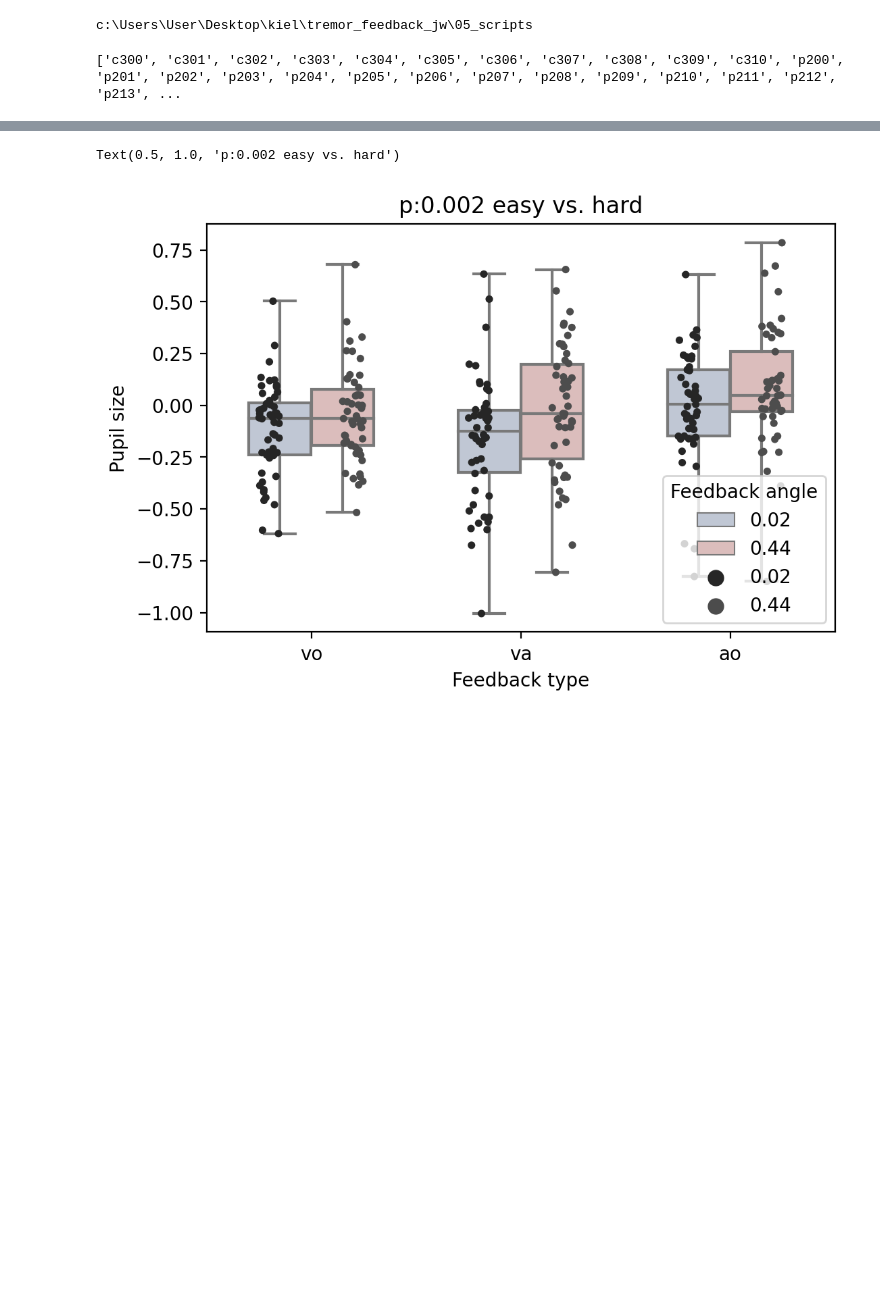
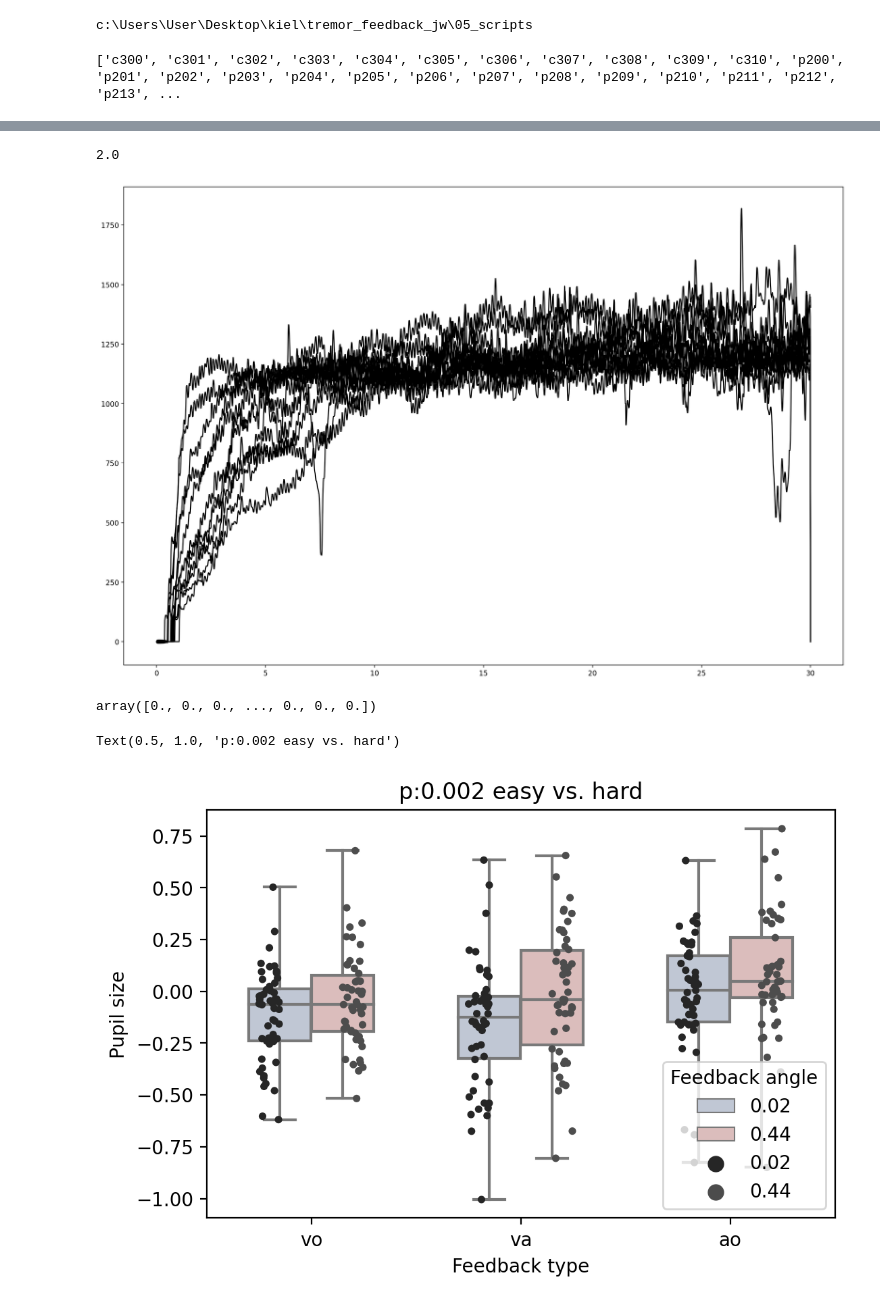
Before and after one commit to JuliusWelzel/tremor_feedback_jw, a Jupyter notebook: 05_scripts/ana01_prep_force.ipynb, the cells around one changed output, grey strips where cells are left out. Saved outputs shown, nothing was run; the diff lists cells and outputs as text; code cells hidden in the pictures; blank space fills up the shorter version.

Commit message:
[ADD] analysis of GSS data

```diff
--- a/05_scripts/ana01_prep_force.ipynb
+++ b/05_scripts/ana01_prep_force.ipynb
@@ -5,21 +5,23 @@ import pyxdf
 import os
 import numpy as np
 from scipy import stats
+from scipy.signal import medfilt, resample
 from pathlib import Path
 import sys
 from datetime import datetime
 import pandas as pd
 from hampel import hampel
-import seaborn
+import seaborn as sns
 import matplotlib.pyplot as plt
 from tueplots import axes, bundles
+from astropy.convolution import Gaussian1DKernel, convolve_fft
 
 # Increase the resolution of all the plots below
-plt.rcParams.update({"figure.dpi": 200,"figure.facecolor":"w"})
 bundles.beamer_moml()
+plt.rcParams.update({"figure.dpi": 200,"figure.facecolor":"w","figure.figsize": (15,10)})
 
-from utilities.utl import find_lsl_stream, find_nearest, fill_nan, get_channel_labels_ppl_xdf
-from utilities.pupil_prep import *
+
+from utilities.utl import find_lsl_stream, find_nearest, fill_nan, axlines_with_text
 from utilities.SingleSubjectData import SubjectData, Epochs
 # %%
 # (import) helper functions
@@ -37,6 +39,3 @@ fnms = [s for s in f_list if str_match in s]
 print([f.split('_')[0] for f in fnms])
 # %% [output]
 ['c300', 'c301', 'c302', 'c303', 'c304', 'c305', 'c306', 'c307', 'c308', 'c309', 'c310', 'p200', 'p201', 'p202', 'p203', 'p204', 'p205', 'p206', 'p207', 'p208', 'p209', 'p210', 'p211', 'p212', 'p213', ...
-# %%
-i = 3
-i in [1,2,3]
@@ -159,3 +153,19 @@ Max force is 8067 something for c305
+# %%
+np.nanmin([np.nan,2,4])
+# %% [output]
+2.0
+# %%
+plt.clf()
+
+time_0 = min(min(sub.eye["time_stamps"]),min(sub.fsr["time_stamps"]))
+for i in range(eps.data.shape[2]):
+    plt.plot(eps.times,eps.data[0,:,i],'k')
+# %% [output]
+[figure, added]
+# %%
+eps.data[0,:,1]
+# %% [output]
+array([0., 0., 0., ..., 0., 0., 0.])
 # %%
 all_trials = {"ID": id, "Trial n": n_trial, "Feedback type": con_feedback, "Feedback angle": con_view_ang, "Pupil size": ppl_size, "Percentage bad pupil samples": per_bad_samples}
 all_trials = pd.DataFrame(all_trials)
```
Also changed, not shown: parts of 2 cells of this notebook, 29 other files.
